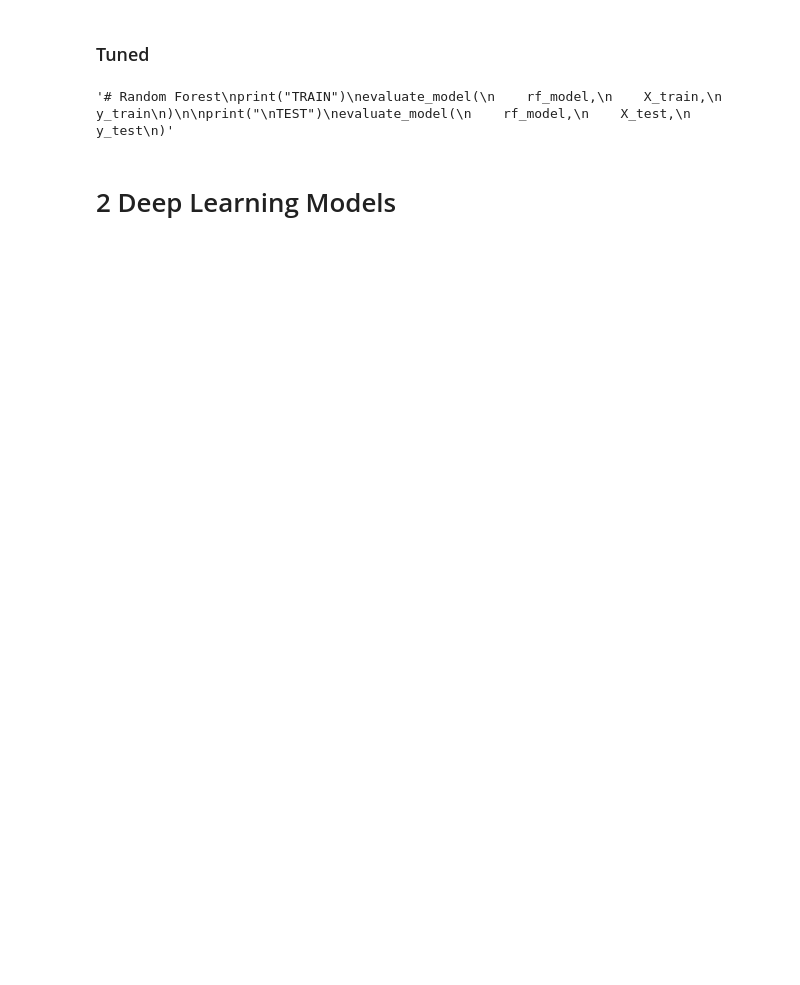
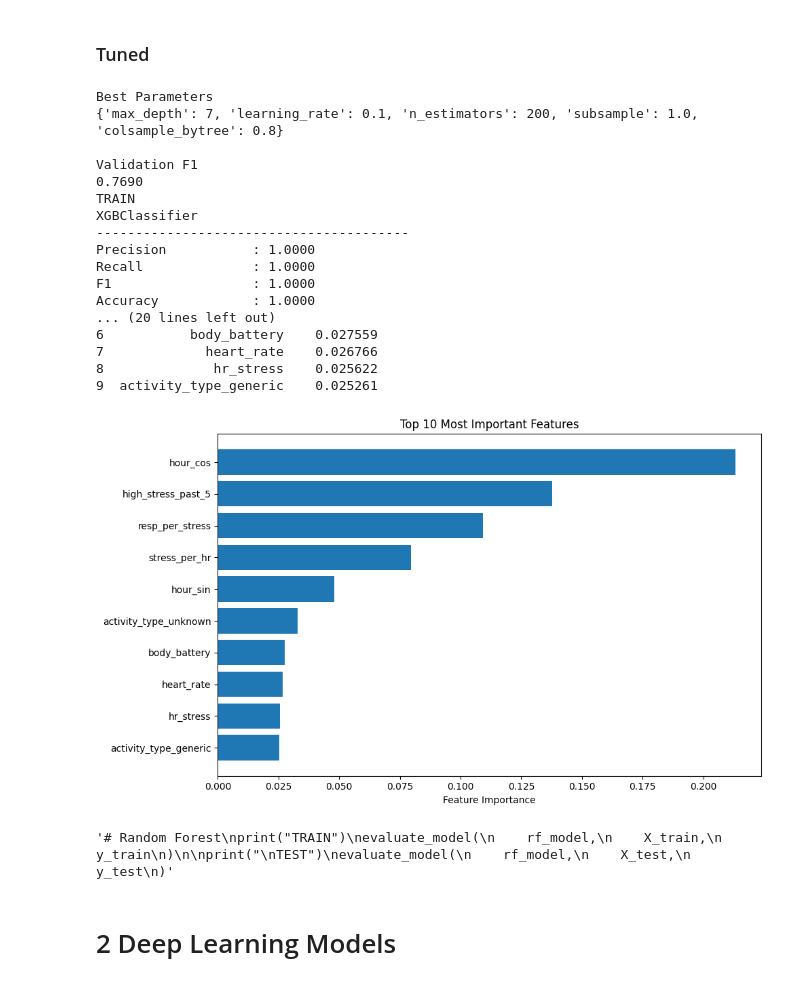
Before and after one commit to Xenoxort/ML4QS, a Jupyter notebook: notebooks/04_modeling.ipynb, the cells around one changed output. Saved outputs shown, nothing was run; the diff lists cells and outputs as text; code cells hidden in the pictures; blank space fills up the shorter version.

```diff
--- a/notebooks/04_modeling.ipynb
+++ b/notebooks/04_modeling.ipynb
@@ -707,29 +703,56 @@ F1: 0.6768
 # %%
 if TUNING:
     best_params = tune_xgboost(
         X_train,
         y_train,
         X_val,
         y_val
     )
 
     best_model = train_xgboost(
         X_train,
         y_train,
         best_params
     )
 
     print("TRAIN")
-    evaluate_model(best_model, X_train, y_train)
+    train_metrics = evaluate_model(
+        best_model,
+        X_train,
+        y_train
+    )
 
     print("TEST")
-    evaluate_model(best_model, X_test, y_test)
+    test_metrics = evaluate_model(
+        best_model,
+        X_test,
+        y_test
+    )
 
     top_features = show_top_features(
         model=best_model,
         X=X_train,
         top_n=10
     )
+# %% [output]
+Best Parameters
+{'max_depth': 7, 'learning_rate': 0.1, 'n_estimators': 200, 'subsample': 1.0, 'colsample_bytree': 0.8}
+
+Validation F1
+0.7690
+TRAIN
+XGBClassifier
+----------------------------------------
+Precision           : 1.0000
+Recall              : 1.0000
+F1                  : 1.0000
+Accuracy            : 1.0000
+... (20 lines left out)
+6           body_battery    0.027559
+7             heart_rate    0.026766
+8              hr_stress    0.025622
+9  activity_type_generic    0.025261
+[figure, added]
 # %%
 '''# Random Forest
 print("TRAIN")
```
Also changed, not shown: parts of 26 cells of this notebook.
